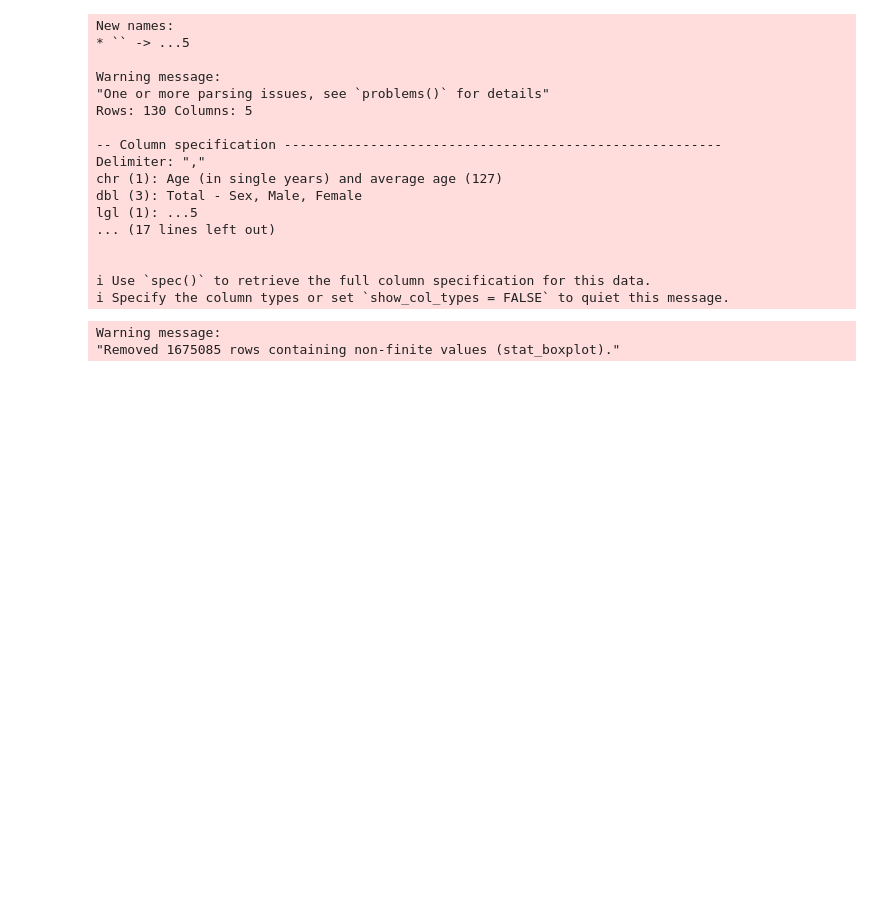
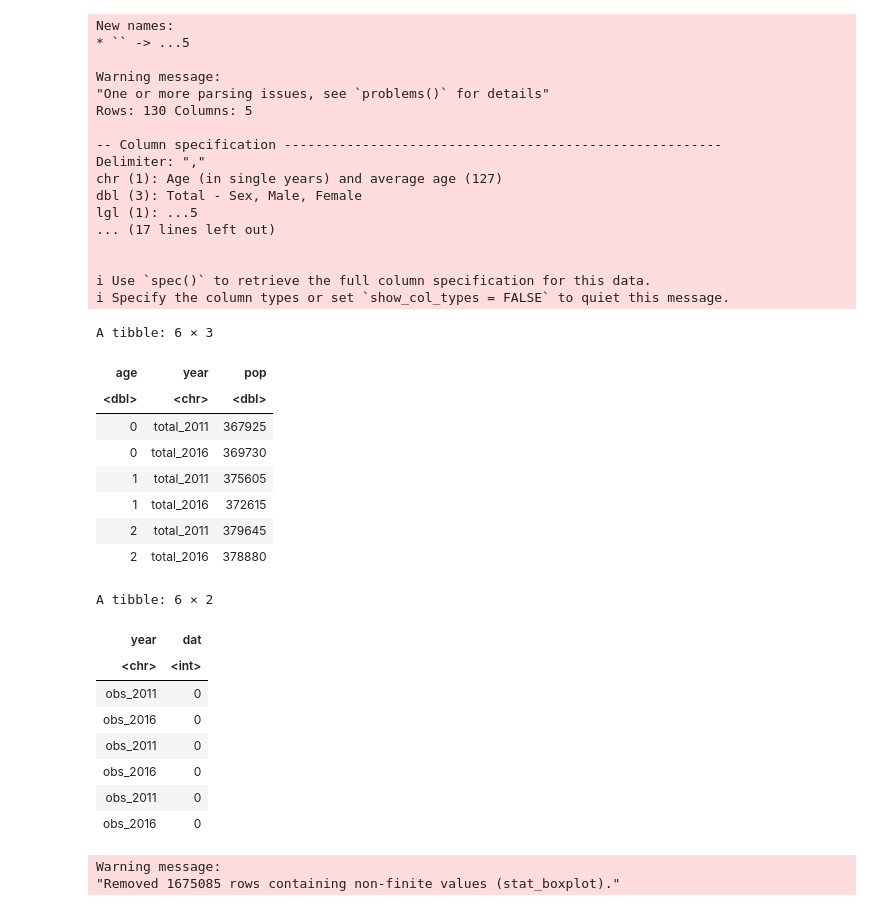
Before and after one commit to felixmachaoran/Age_Distibution, a Jupyter notebook: proposal.ipynb, the cells around one changed output. Drawn from its saved outputs; the diff is of its cells as text; code cells hidden in the pictures; blank space fills up the shorter version.

```diff
--- a/proposal.ipynb
+++ b/proposal.ipynb
@@ -101,6 +102,28 @@ obs_new <- obs %>%
            pivot_longer(cols= everything(),
                         names_to = "year",
                         values_to = "dat")
+# %%
+head(combined_new)
+head(obs_new)
+# %% [output]
+A tibble: 6 × 3
+| age | year | pop |
+| <dbl> | <chr> | <dbl> |
+| 0 | total_2011 | 367925 |
+| 0 | total_2016 | 369730 |
+| 1 | total_2011 | 375605 |
+| 1 | total_2016 | 372615 |
+| 2 | total_2011 | 379645 |
+| 2 | total_2016 | 378880 |
+A tibble: 6 × 2
+| year | dat |
+| <chr> | <int> |
+| obs_2011 | 0 |
+| obs_2016 | 0 |
+| obs_2011 | 0 |
+| obs_2016 | 0 |
+| obs_2011 | 0 |
+| obs_2016 | 0 |
 # %%
 ### Boxplots to compare data distribution between 2011 and 2016
 box <- obs_new %>%
```
Also changed, not shown: parts of 13 cells of this notebook, 1 other file.
